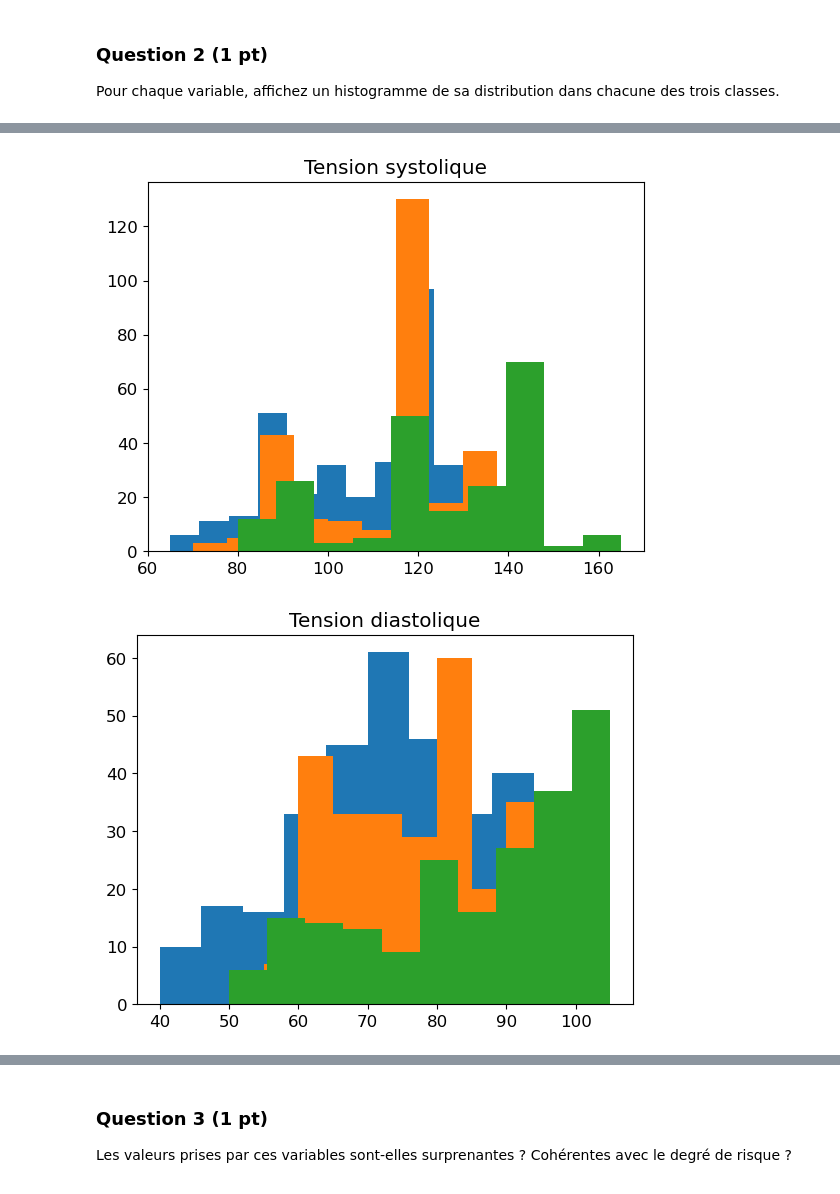
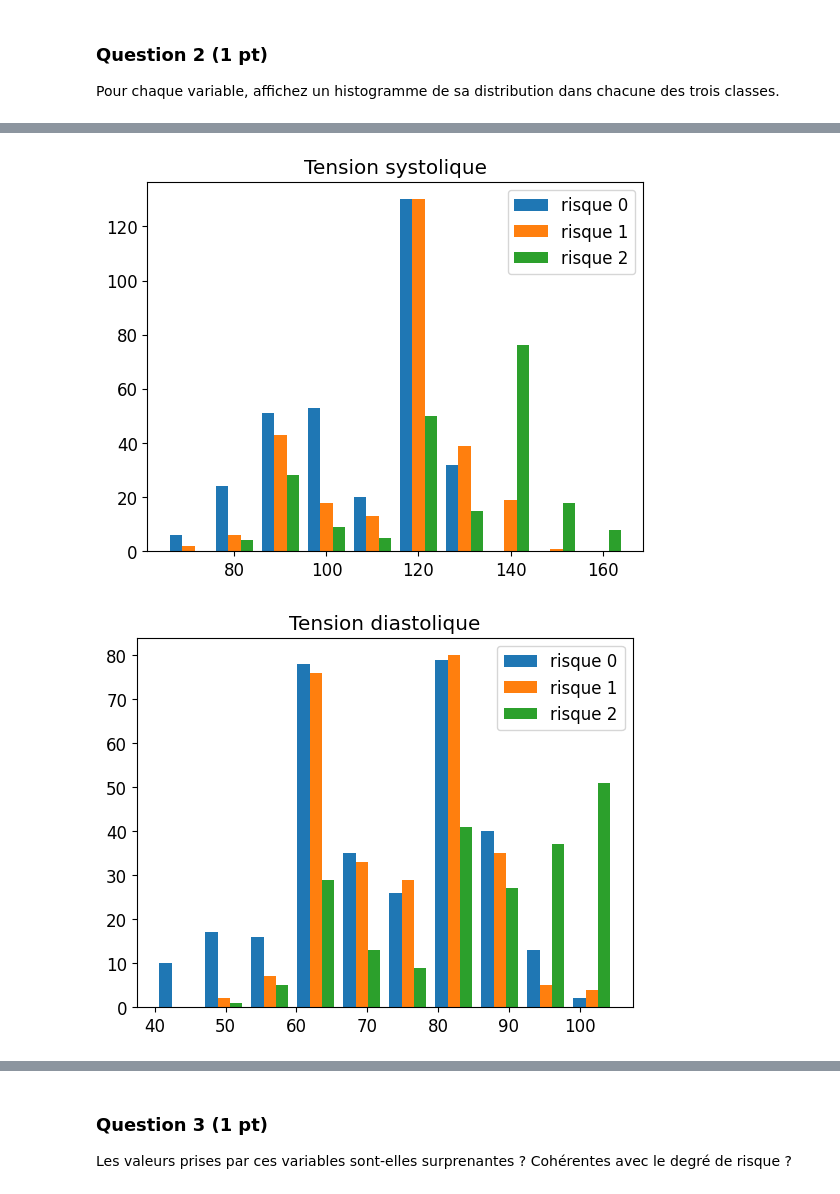
Before and after one commit to laureprinet/Data, a Jupyter notebook: Projet.ipynb, the cells around one changed output, grey strips where cells are left out. Drawn from its saved outputs; the diff is of its cells as text; code cells hidden in the pictures.

```diff
--- a/Projet.ipynb
+++ b/Projet.ipynb
@@ -98,8 +90,7 @@ for i in range(6):
 
     plt.figure()
     plt.title(df_train.columns[i])
-    plt.hist(filtered0, label = "risque 0")
-    plt.hist(filtered1, label = "risque 1")
-    plt.hist(filtered2, label = "risque 2")
+    plt.hist([filtered0, filtered1, filtered2], label = ["risque 0","risque 1", "risque 2"])
+    plt.legend()
     plt.show()
 # %% [output]
@@ -107,2 +98,2 @@ for i in range(6):
-[figure, old version]
+[figure, new version]
-[figure, old version]
+[figure, new version]
```
Also changed, not shown: parts of 4 cells of this notebook.
